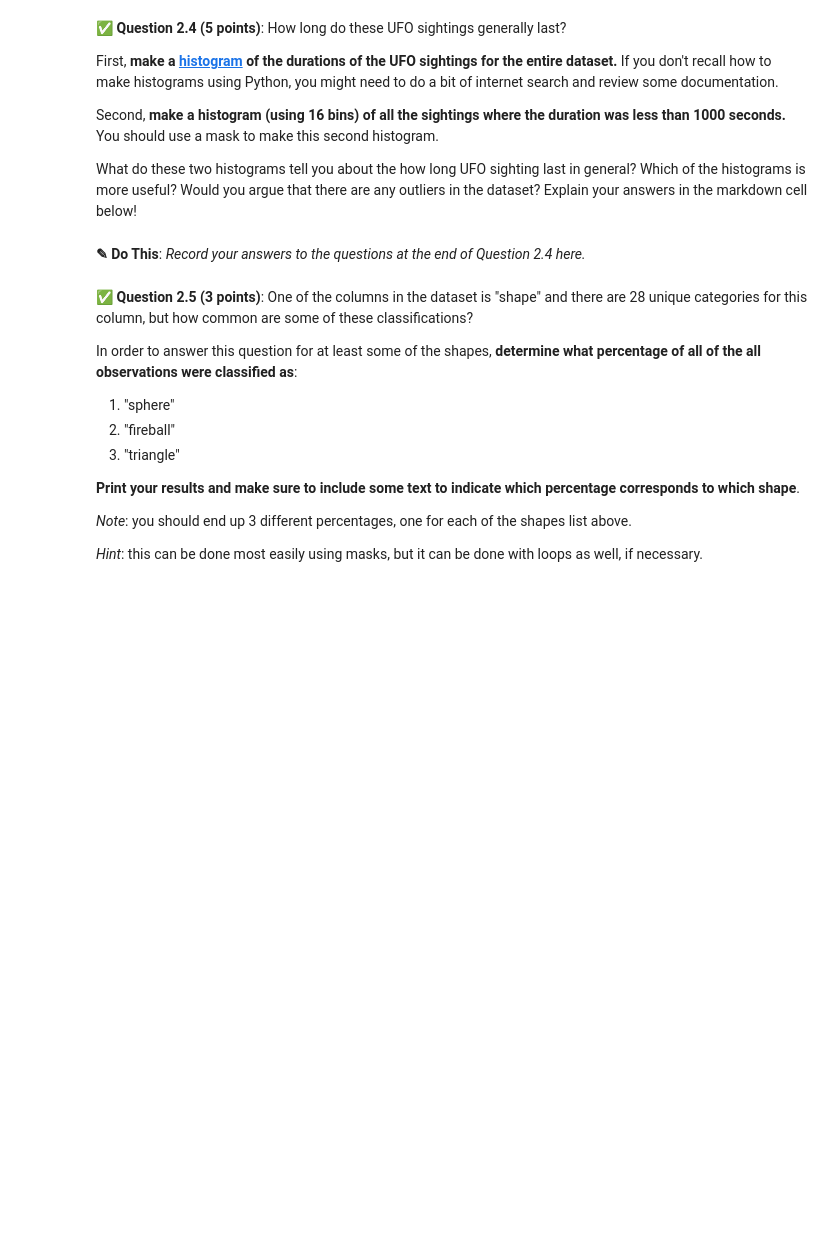
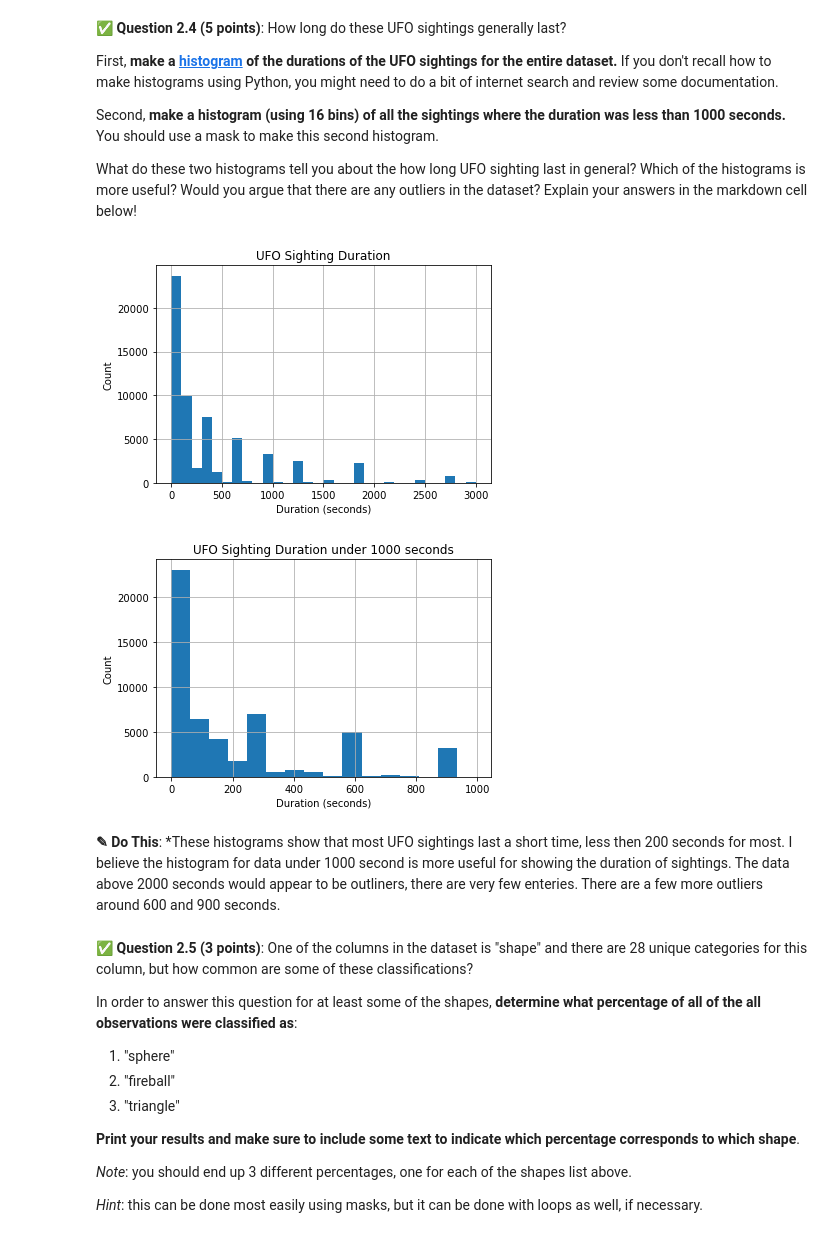
Before and after one commit to zimbot13/cmse202-f21-turnin, a Jupyter notebook: hw-02/HW-02_PandasReviewAndPythonObjects-zimbot13.ipynb, the cells around one changed output. Drawn from its saved outputs; the diff is of its cells as text; code cells hidden in the pictures; blank space fills up the shorter version.

```diff
--- a/hw-02/HW-02_PandasReviewAndPythonObjects-zimbot13.ipynb
+++ b/hw-02/HW-02_PandasReviewAndPythonObjects-zimbot13.ipynb
@@ -97,5 +137,23 @@ What do these two histograms tell you about the how long UFO sighting last in ge
-# %% [markdown]
-**<font size=+3>&#9998;</font> Do This**: *Record your answers to the questions at the end of Question 2.4 here.*
+# %%
+### Put your code here
+ufo['duration (seconds)'].hist(bins=30, range=(0,3000))
+plt.title('UFO Sighting Duration')
+plt.ylabel('Count')
+plt.xlabel('Duration (seconds)')
+plt.show()
+
+mask = ufo['duration (seconds)'] < 1000
+ufo_a = ufo[mask]
+ufo_a['duration (seconds)'].hist(bins=16)
+plt.title('UFO Sighting Duration under 1000 seconds')
+plt.ylabel('Count')
+plt.xlabel('Duration (seconds)')
+plt.show()
+# %% [output]
+[figure, added]
+[figure, added]
+# %% [markdown]
+**<font size=+3>&#9998;</font> Do This**: *These histograms show that most UFO sightings last a short time, less then 200 seconds for most. I believe the histogram for data under 1000 second is more useful for showing the duration of sightings. The data above 2000 seconds would appear to be outliners, there are very few enteries. There are a few more outliers around 600 and 900 seconds.
 # %% [markdown]
 &#9989; **Question 2.5 (3 points)**: One of the columns in the dataset is "shape" and there are 28 unique categories for this column, but how common are some of these classifications?
 
```
Also changed, not shown: parts of 15 cells of this notebook.
